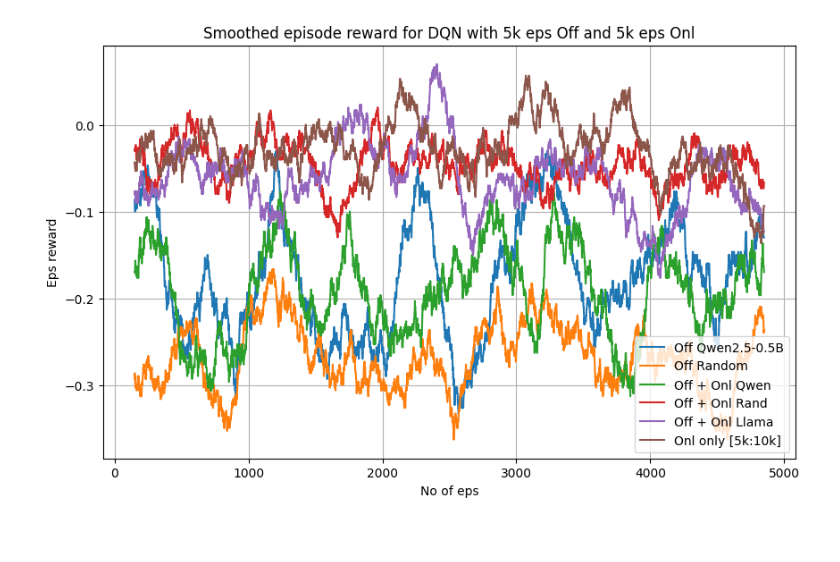
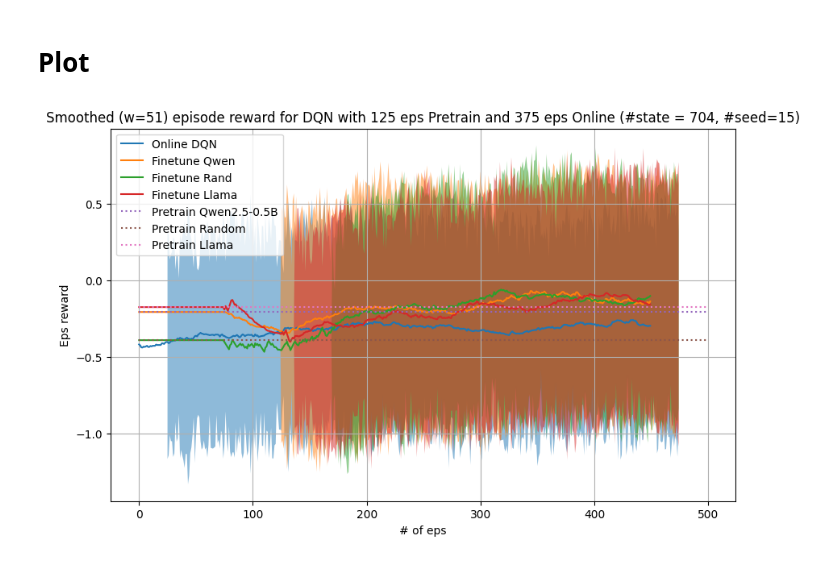
Before and after one commit to duongnhatthang/LlamaGym, a Jupyter notebook: visualization.ipynb, the cells around one changed output. Drawn from its saved outputs; the diff is of its cells as text; code cells hidden in the pictures; blank space fills up the shorter version.

```diff
--- a/visualization.ipynb
+++ b/visualization.ipynb
@@ -298,8 +175,11 @@ onl_rewards = onl_rewards[5000:10000] #Skip the first 5k eps, which is equivalen
 # %%
-import matplotlib.pyplot as plt
-
-with open('data/Qwen2.5-0.5B_eps_5000.pkl', 'rb') as file:
-    Qwen_dataset = pickle.load(file)
-
-with open('data/random_eps_5000.pkl', 'rb') as file:
-    rand_dataset = pickle.load(file)
+n_exp = 15
+llama_LORO_rewards = np.zeros((n_pretrain_eps + n_online_eps, n_exp))
+Qwen_LORO_rewards = np.zeros((n_pretrain_eps + n_online_eps, n_exp))
+rand_LORO_rewards = np.zeros((n_pretrain_eps + n_online_eps, n_exp))
+onl_rewards = np.zeros((n_pretrain_eps + n_online_eps, n_exp))
+for i in range(n_exp):
+    llama_LORO_rewards[n_pretrain_eps:,i] = online_training(env, eval_env, data_path='data/meta-llama_Llama-2-7b-chat-hf_eps_5000.pkl', n_pretrain_eps=n_eps)
+    Qwen_LORO_rewards[n_pretrain_eps:,i] = online_training(env, eval_env, data_path='data/Qwen2.5-0.5B_eps_5000.pkl', n_pretrain_eps=n_eps)
+    rand_LORO_rewards[n_pretrain_eps:,i] = online_training(env, eval_env, data_path='data/random_eps_5000.pkl', n_pretrain_eps=n_eps) #list length 250 here
+    onl_rewards[:,i] = online_training(env, eval_env, n_steps=1400, cut_off_threshold=(0,500)) #list length 500 here
@@ -313,38 +220,62 @@ for i in range(5000):
+# %% [markdown]
+# Plot
 # %%
-x = range(5000)
+x = range(n_pretrain_eps + n_online_eps)
 def moving_average(data, window_size):
     """Compute moving average using convolution."""
     window = np.ones(window_size) / window_size
     return np.convolve(data, window, mode='valid')
 
+mean_llama_LORO = np.mean(llama_LORO_rewards, axis = 1)
+std_llama_LORO = np.std(llama_LORO_rewards, axis = 1)
+mean_Qwen_LORO = np.mean(Qwen_LORO_rewards, axis = 1)
+std_Qwen_LORO = np.std(Qwen_LORO_rewards, axis = 1)
+mean_rand_LORO = np.mean(rand_LORO_rewards, axis = 1)
+std_rand_LORO = np.std(rand_LORO_rewards, axis = 1)
+mean_onl = np.mean(onl_rewards, axis = 1)
+std_onl = np.std(onl_rewards, axis = 1)
+
+mean_Qwen_LORO[:n_pretrain_eps] = Qwen_avg[:n_pretrain_eps]
+mean_llama_LORO[:n_pretrain_eps] = llama_avg[:n_pretrain_eps]
+mean_rand_LORO[:n_pretrain_eps] = rand_avg[:n_pretrain_eps]
+
 # Smooth the data
-window_size = 301  # Must be an odd number
-Qwen_y_smooth = moving_average(Qwen_rewards, window_size)
-rand_y_smooth = moving_average(rand_rewards, window_size)
-Qwen_LORO_y_smooth = moving_average(Qwen_LORO_rewards, window_size)
-rand_LORO_y_smooth = moving_average(rand_LORO_rewards, window_size)
-llama_LORO_y_smooth = moving_average(llama_LORO_rewards, window_size)
-onl_y_smooth = moving_average(onl_rewards, window_size)
+window_size = 51  # Must be an odd number
+Qwen_LORO_y_smooth = moving_average(mean_Qwen_LORO, window_size)
+rand_LORO_y_smooth = moving_average(mean_rand_LORO, window_size)
+llama_LORO_y_smooth = moving_average(mean_llama_LORO, window_size)
+onl_y_smooth = moving_average(mean_onl, window_size)
+
+std_onl = std_onl[window_size//2:-window_size//2 + 1]
+std_rand_LORO = std_rand_LORO[window_size//2:-window_size//2 + 1]
+std_Qwen_LORO = std_Qwen_LORO[window_size//2:-window_size//2 + 1]
+std_llama_LORO = std_llama_LORO[window_size//2:-window_size//2 + 1]
 x_smooth = x[window_size//2:-window_size//2 + 1]
 
 # Create the plot
 plt.figure(figsize=(10, 6))
-# plt.plot(x, rewards, label='Original Qwen2.5-0.5B', alpha=0.5)
-plt.plot(x_smooth, Qwen_y_smooth, label='Off Qwen2.5-0.5B')
-plt.plot(x_smooth, rand_y_smooth, label='Off Random')
-plt.plot(x_smooth, Qwen_LORO_y_smooth, label='Off + Onl Qwen')
-plt.plot(x_smooth, rand_LORO_y_smooth, label='Off + Onl Rand')
-plt.plot(x_smooth, llama_LORO_y_smooth, label='Off + Onl Llama')
-plt.plot(x_smooth, onl_y_smooth, label='Onl only [5k:10k]')
+
+plt.plot(onl_y_smooth, label='Online DQN')
+plt.fill_between(x_smooth, onl_y_smooth-std_onl, onl_y_smooth+std_onl, alpha=0.5)
+plt.plot(Qwen_LORO_y_smooth, label='Finetune Qwen')
+plt.fill_between(x_smooth, Qwen_LORO_y_smooth-std_Qwen_LORO, Qwen_LORO_y_smooth+std_Qwen_LORO, alpha=0.5)
+plt.plot(rand_LORO_y_smooth, label='Finetune Rand')
+plt.fill_between(x_smooth, rand_LORO_y_smooth-std_rand_LORO, rand_LORO_y_smooth+std_rand_LORO, alpha=0.5)
+plt.plot(llama_LORO_y_smooth, label='Finetune Llama')
+plt.fill_between(x_smooth, llama_LORO_y_smooth-std_llama_LORO, llama_LORO_y_smooth+std_llama_LORO, alpha=0.5)
+
+plt.plot(Qwen_avg, label='Pretrain Qwen2.5-0.5B', linestyle=':')
+plt.plot(rand_avg, label='Pretrain Random', linestyle=':')
+plt.plot(llama_avg, label='Pretrain Llama', linestyle=':')
 
 # Customize the plot
-plt.title('Smoothed episode reward for DQN with 5k eps Off and 5k eps Onl')
-plt.xlabel('No of eps')
+plt.title(f'Smoothed (w={window_size}) episode reward for DQN with {n_pretrain_eps} eps Pretrain and {n_online_eps} eps Online (#state = 704, #seed={n_exp})')
+plt.xlabel('# of eps')
 plt.ylabel('Eps reward')
 plt.legend()
 plt.grid(True)
 
 # Show the plot
 plt.show()
 # %% [output]
-[figure, old version]
+[figure, new version]
```
Also changed, not shown: parts of 15 cells of this notebook.
